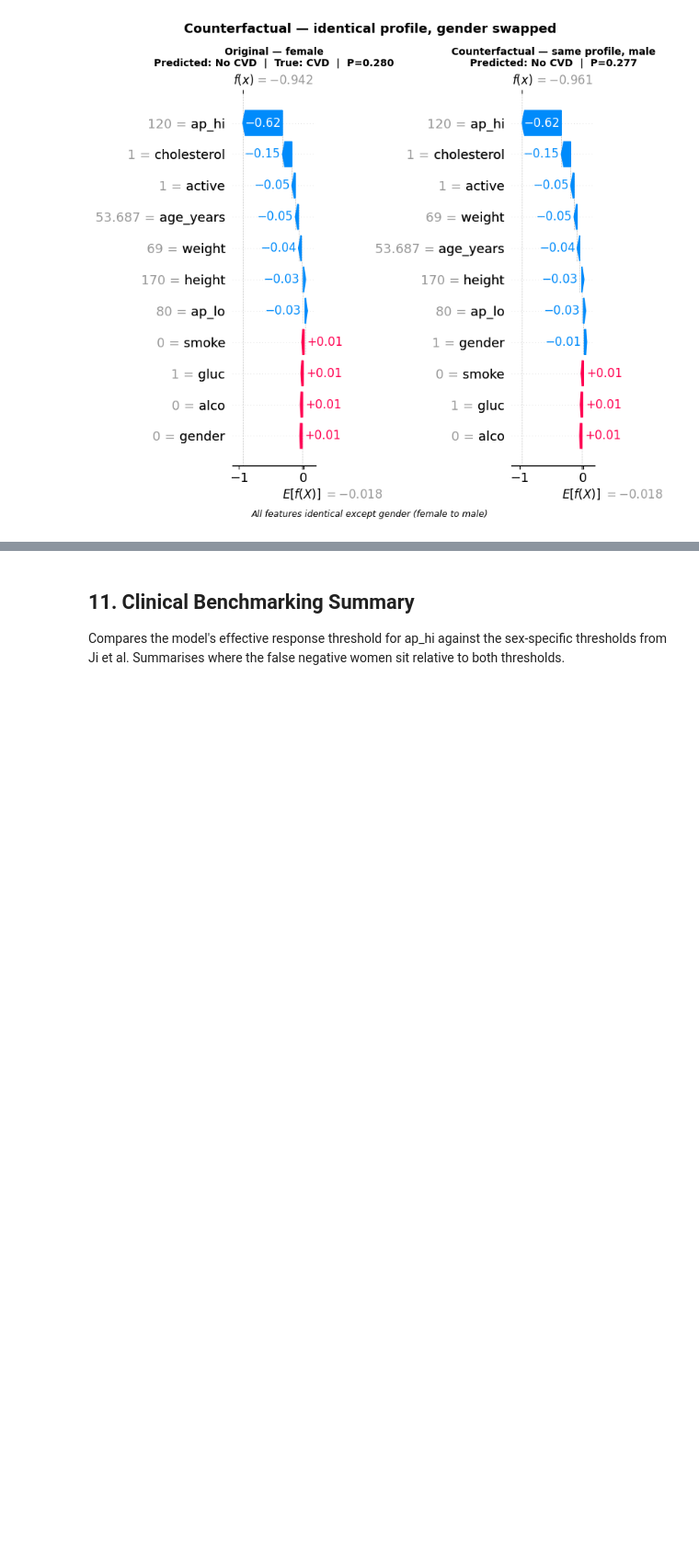
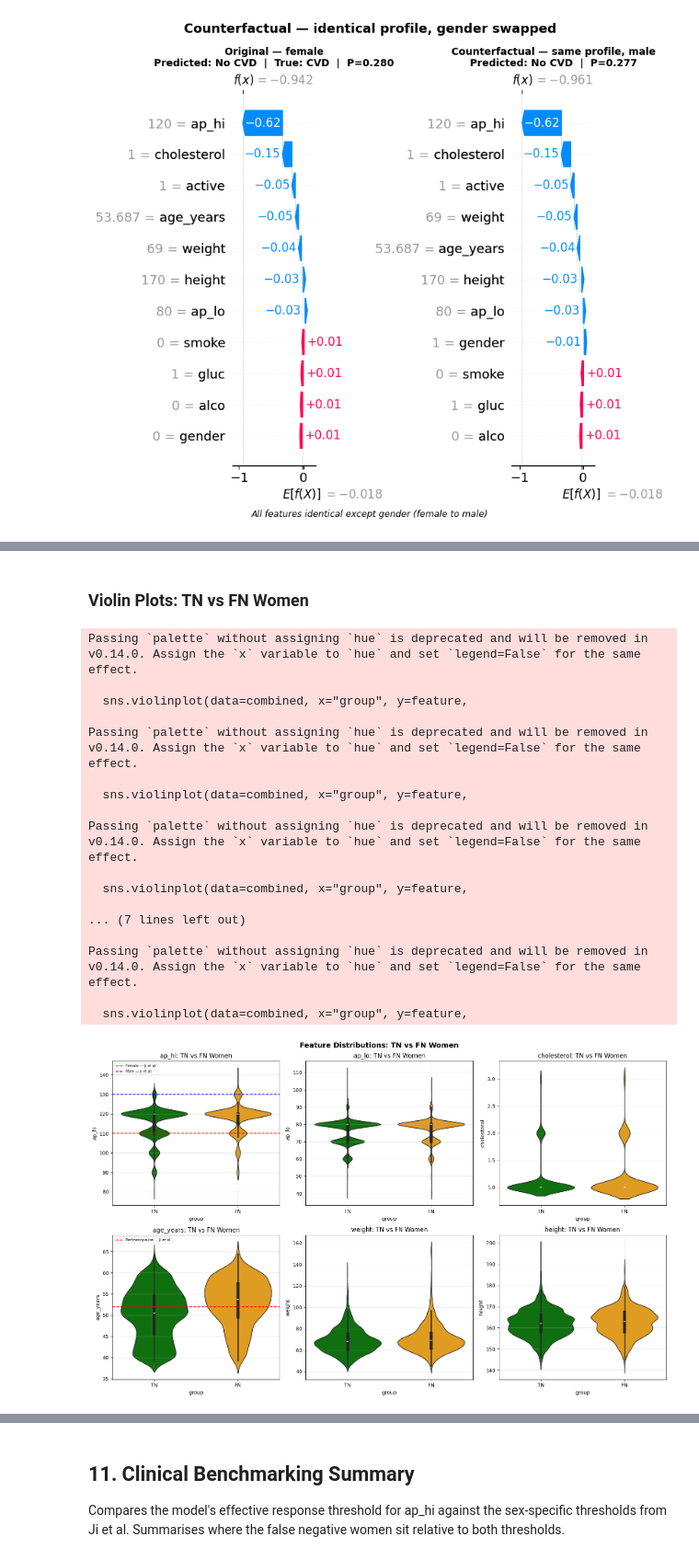
Before and after one commit to Kavisha612/Dissertation_ExplainableAI, a Jupyter notebook: SHAP_fairness_notebooks/shap_02_local_subgroup_benchmarking.ipynb, the cells around one changed output, grey strips where cells are left out. Shown at 92% size. Cells and saved outputs as stored; diff of their text form; code cells hidden in the pictures; blank space fills up the shorter version.

```diff
--- a/SHAP_fairness_notebooks/shap_02_local_subgroup_benchmarking.ipynb
+++ b/SHAP_fairness_notebooks/shap_02_local_subgroup_benchmarking.ipynb
@@ -490,0 +554,49 @@ plt.show()
+# %% [markdown]
+### Violin Plots: TN vs FN Women
+# %%
+features = ["ap_hi", "ap_lo", "cholesterol", "age_years", "weight", "height"]
+fig, axes = plt.subplots(2, 3, figsize=(16, 10))
+axes = axes.flatten()
+
+for idx, feature in enumerate(features):
+    tn_plot = tn_women[[feature]].copy(); tn_plot["group"] = "TN"
+    fn_plot = fn_women[[feature]].copy(); fn_plot["group"] = "FN"
+    combined = pd.concat([tn_plot, fn_plot])
+
+    sns.violinplot(data=combined, x="group", y=feature,
+                   palette={"TN": "green", "FN": "orange"}, ax=axes[idx])
+
+    if feature == "ap_hi":
+        axes[idx].axhline(y=110, color="red",  linestyle="--", linewidth=1.5, label="Female — Ji et al.")
+        axes[idx].axhline(y=130, color="blue", linestyle="--", linewidth=1.5, label="Male — Ji et al.")
+        axes[idx].legend(fontsize=7)
+    if feature == "age_years":
+        axes[idx].axhline(y=52, color="red", linestyle="--", linewidth=1.5, label="Perimenopause — Ji et al.")
+        axes[idx].legend(fontsize=7)
+
+    axes[idx].set_title(f"{feature}: TN vs FN Women")
+    axes[idx].grid(alpha=0.3)
+
+plt.suptitle("Feature Distributions: TN vs FN Women", fontsize=14, fontweight="bold")
+plt.tight_layout()
+plt.savefig(OUTPUT_SHAP / "violin_tn_vs_fn_women.png", dpi=150, bbox_inches="tight")
+plt.show()
+# %% [output]
+Passing `palette` without assigning `hue` is deprecated and will be removed in v0.14.0. Assign the `x` variable to `hue` and set `legend=False` for the same effect.
+
+  sns.violinplot(data=combined, x="group", y=feature,
+
+Passing `palette` without assigning `hue` is deprecated and will be removed in v0.14.0. Assign the `x` variable to `hue` and set `legend=False` for the same effect.
+
+  sns.violinplot(data=combined, x="group", y=feature,
+
+Passing `palette` without assigning `hue` is deprecated and will be removed in v0.14.0. Assign the `x` variable to `hue` and set `legend=False` for the same effect.
+
+  sns.violinplot(data=combined, x="group", y=feature,
+
+... (7 lines left out)
+
+Passing `palette` without assigning `hue` is deprecated and will be removed in v0.14.0. Assign the `x` variable to `hue` and set `legend=False` for the same effect.
+
+  sns.violinplot(data=combined, x="group", y=feature,
+[figure, added]
```
Also changed, not shown: parts of 14 cells of this notebook, 2 other files.
